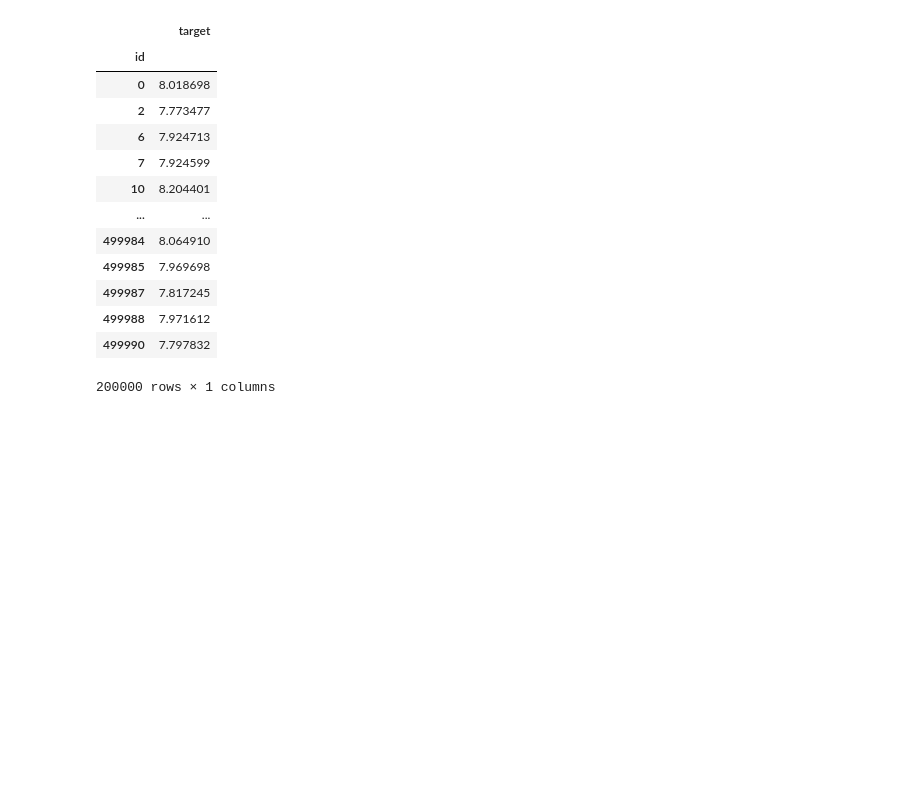
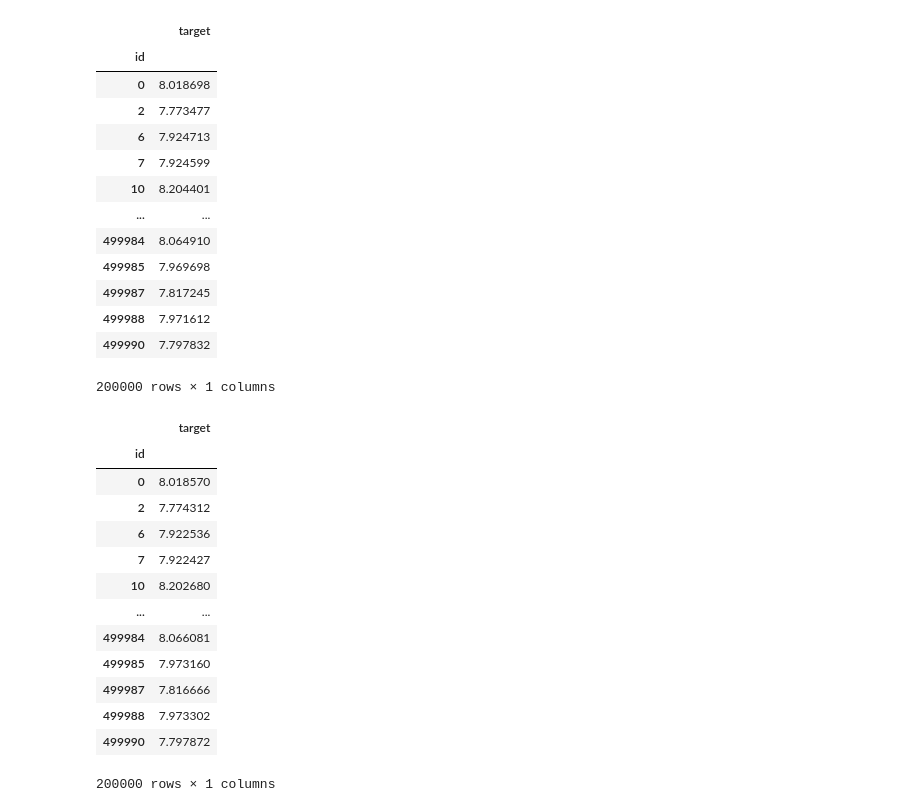
Before and after one commit to klegoff/kernel_regression, a Jupyter notebook: notebook.ipynb, the cells around one changed output. Saved outputs shown, nothing was run; the diff lists cells and outputs as text; code cells hidden in the pictures; blank space fills up the shorter version.

Commit message:
Add submission score for exponential kernel, and combination of exponential & linear kernels

```diff
--- a/notebook.ipynb
+++ b/notebook.ipynb
@@ -240,3 +240,29 @@ make_kaggle_submission(Y_predict, id_list=test_id, file_name="submission2.csv")
 | 499988 | 7.971612 |
 | 499990 | 7.797832 |
 200000 rows × 1 columns
+# %%
+# make prediction for exponential kernel alone
+
+
+regressor = Ridge()
+
+regressor.fit(X_train_exponential_kernel, Y_train)
+
+Y_predict = regressor.predict(X_test_exponential_kernel)
+
+make_kaggle_submission(Y_predict, id_list=test_id, file_name="submission3.csv") # submission score :0.72243, not much better than simple linear kernel
+# %% [output]
+|  | target |
+| id |  |
+| 0 | 8.018570 |
+| 2 | 7.774312 |
+| 6 | 7.922536 |
+| 7 | 7.922427 |
+| 10 | 8.202680 |
+| ... | ... |
+| 499984 | 8.066081 |
+| 499985 | 7.973160 |
+| 499987 | 7.816666 |
+| 499988 | 7.973302 |
+| 499990 | 7.797872 |
+200000 rows × 1 columns
```
Also changed, not shown: parts of 1 cell of this notebook.
